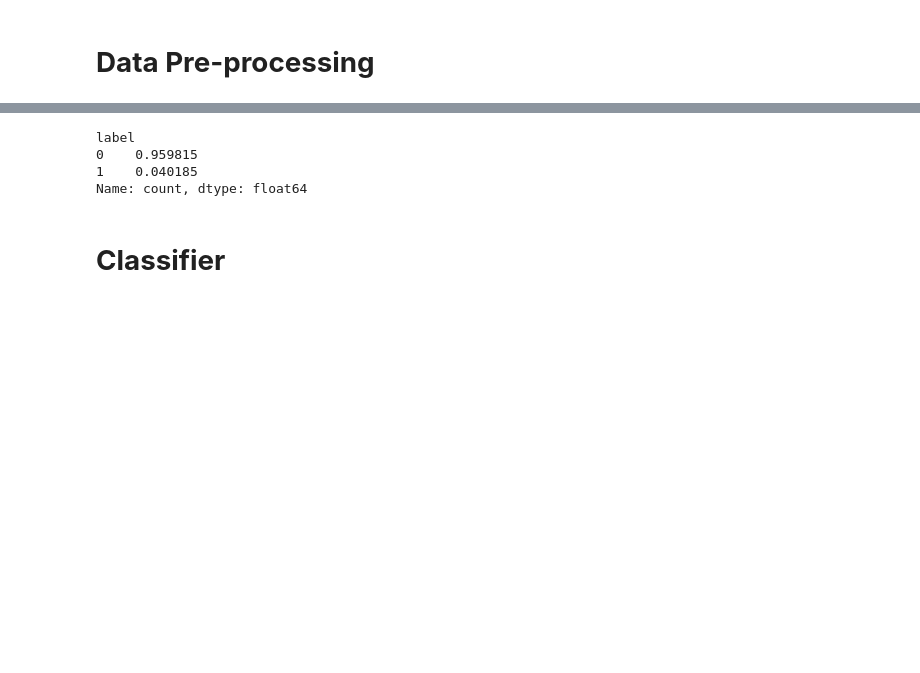
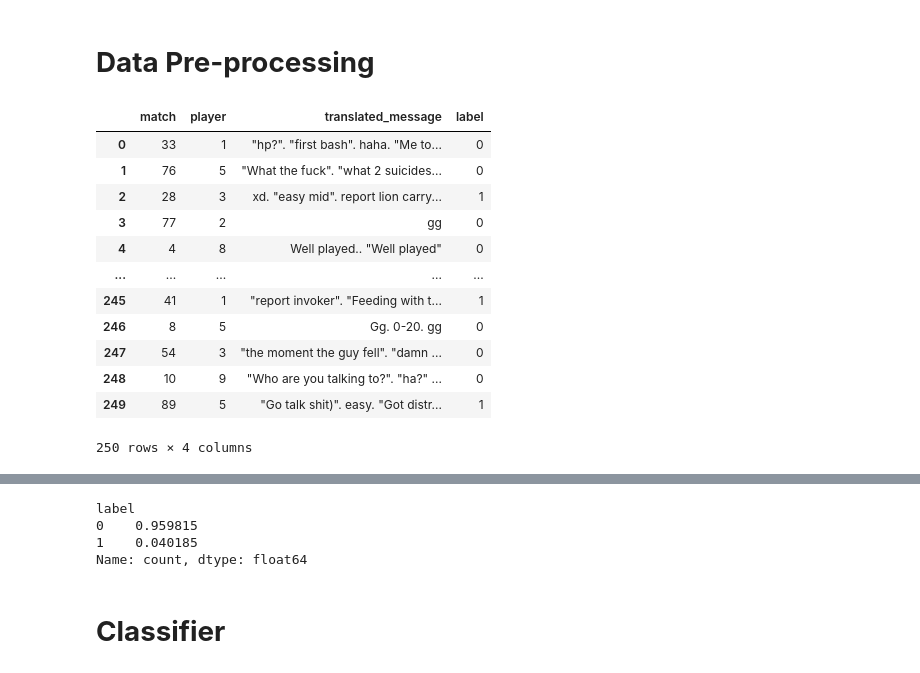
Before and after one commit to prangunj23/PGSURF25, a Jupyter notebook: dota2/subset_classifier.ipynb, the cells around one changed output, grey strips where cells are left out. Drawn from its saved outputs; the diff is of its cells as text; code cells hidden in the pictures; blank space fills up the shorter version.

Commit message:
Updated Data

```diff
--- a/dota2/subset_classifier.ipynb
+++ b/dota2/subset_classifier.ipynb
@@ -18,3 +18,22 @@ from sklearn.feature_extraction.text import CountVectorizer
 sentence_transformer = SentenceTransformer('all-mpnet-base-v2')
 # %% [markdown]
 # **Data Pre-processing**
+# %%
+train_df = pd.read_csv('../data/initial_datasets/dota2/dota2_grouped_train.csv')
+test_df = pd.read_csv('../data/initial_datasets/dota2/dota2_grouped_test.csv')
+# %%
+train_df
+# %% [output]
+|  | match | player | translated_message | label |
+| 0 | 33 | 1 | "hp?". "first bash". haha. "Me to... | 0 |
+| 1 | 76 | 5 | "What the fuck". "what 2 suicides... | 0 |
+| 2 | 28 | 3 | xd. "easy mid". report lion carry... | 1 |
+| 3 | 77 | 2 | gg | 0 |
+| 4 | 4 | 8 | Well played.. "Well played" | 0 |
+| ... | ... | ... | ... | ... |
+| 245 | 41 | 1 | "report invoker". "Feeding with t... | 1 |
+| 246 | 8 | 5 | Gg. 0-20. gg | 0 |
+| 247 | 54 | 3 | "the moment the guy fell". "damn ... | 0 |
+| 248 | 10 | 9 | "Who are you talking to?". "ha?" ... | 0 |
+| 249 | 89 | 5 | "Go talk shit)". easy. "Got distr... | 1 |
+250 rows × 4 columns
```
Also changed, not shown: parts of 2 cells of this notebook, 3 other files.
